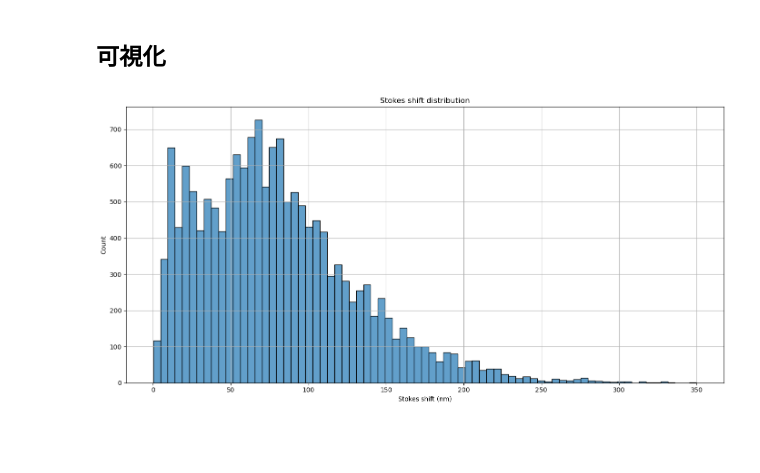
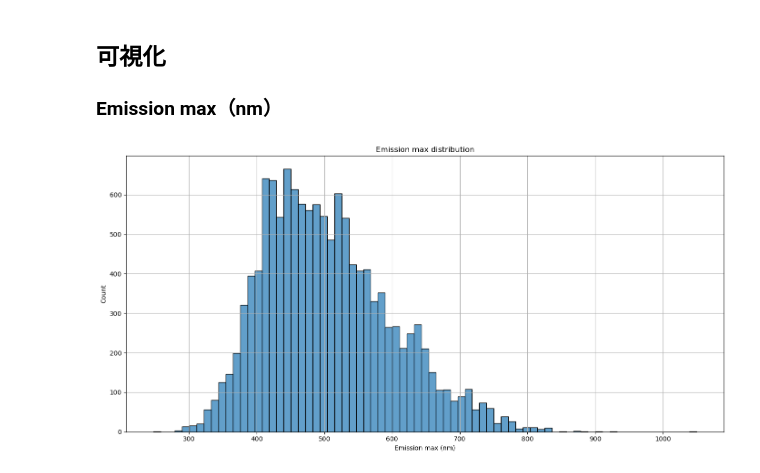
Before and after one commit to K-Yuta1014/deep4chem-doe-bo, a Jupyter notebook: notebook/2.EDA.ipynb, the cells around one changed output. Saved outputs shown, nothing was run; the diff lists cells and outputs as text; code cells hidden in the pictures; blank space fills up the shorter version.

```diff
--- a/notebook/2.EDA.ipynb
+++ b/notebook/2.EDA.ipynb
@@ -18,10 +21,14 @@ from scipy.spatial.distance import cdist
 # 入力：読み込みたい記述子のタイプを選択
 descriptor_type = 'rdkit'  # 'rdkit' or 'mordred_2d' or 'mordred_3d'
 
+# 目的変数の列名（CSV の列名に一致。PLQY は Quantum yield 列）
+TARGET_EMISSION = "Emission max (nm)"
+TARGET_PLQY = "Quantum yield"
+
 # ベースのデータ
 dataset = pd.read_csv("../data/dataset_train.csv", index_col=0)
-# 目的変数（ターゲット）のみ抽出
-target = dataset[["Stokes shift"]]
+# 両目的変数が揃っている行のみ（1.Preparation と同じ方針）
+target = dataset[[TARGET_EMISSION, TARGET_PLQY]].dropna(how="any")
 
 # 条件に応じて記述子ファイルを読み込む
 if descriptor_type == "rdkit":
@@ -31,7 +38,7 @@ elif descriptor_type == "mordred_2d":
     des = pd.read_csv("outputs/descriptors/mordred_2d/X_train_mordred_2d_processed.csv", index_col=0)
 
 elif descriptor_type == "mordred_3d":
-    des = pd.read_csv("outputs/descriptors/mordred_3d/X_train_mordred_3d_processed.csv",index_col=0)
+    des = pd.read_csv("outputs/descriptors/mordred_3d/X_train_mordred_3d_processed.csv", index_col=0)
 
 elif descriptor_type == "fp":
     des = pd.read_csv("outputs/descriptors/fp/X_train_fp.csv", index_col=0)
@@ -60,20 +68,17 @@ dataset_train.head()
 # %% [markdown]
 ## 可視化
+
+### Emission max（nm）
 # %%
-# Stokes shift のヒストグラム
+# 発光ピーク波長の分布
 plt.figure(figsize=(14, 7))
-sns.histplot(
-    data=dataset_train,
-    x="Stokes shift",
-    bins=75,
-    alpha=0.7,
-)
+sns.histplot(data=dataset_train, x=TARGET_EMISSION, bins=75, alpha=0.7)
 
-plt.xlabel("Stokes shift (nm)")
+plt.xlabel("Emission max (nm)")
 plt.ylabel("Count")
-plt.title("Stokes shift distribution")
+plt.title("Emission max distribution")
 plt.grid(True)
 plt.tight_layout()
 plt.show()
 # %% [output]
-[figure, old version]
+[figure, new version]
```
Also changed, not shown: parts of 26 cells of this notebook, 8 other files.
